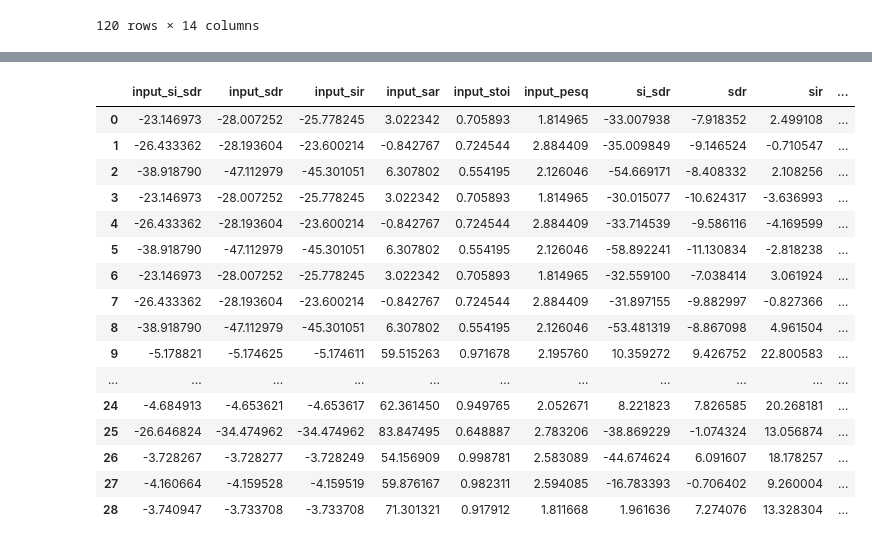
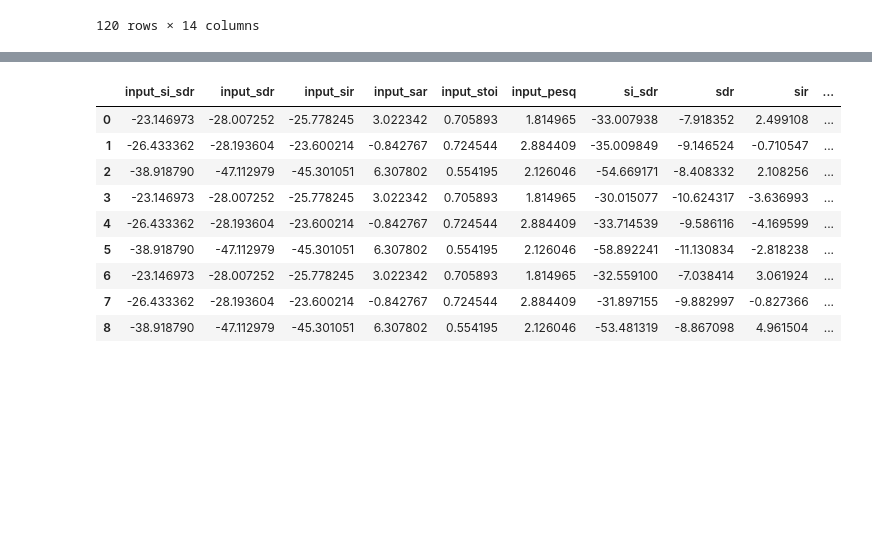
Before and after one commit to mp-smc23/demucs-v2-ps-ts, a Jupyter notebook: plot_training.ipynb, the cells around one changed output, grey strips where cells are left out. Drawn from its saved outputs; the diff is of its cells as text; code cells hidden in the pictures; blank space fills up the shorter version.

```diff
--- a/plot_training.ipynb
+++ b/plot_training.ipynb
@@ -100,35 +103,30 @@ for df in dfs_train:
 # %%
 dfs_valid = []
 # for each json file in logs folder
 files = sorted(glob.glob('evals/**/results/metrics.csv'))
 for filename in files:
     df = pd.read_csv(filename)
     param_str = filename.split('/')[-3]
     parameters = parse_name(param_str)
     df = add_model_params(df, parameters)
     dfs_valid.append(df)
 
 dfs_valid[0]
 
 # concat all dataframes
 dfs_valid = pd.concat(dfs_valid, ignore_index=True)
 dfs_valid_A = dfs_valid[dfs_valid['loss'] == 'SISDR']
 dfs_valid_B = dfs_valid[dfs_valid['loss'] == 'PITSISDR']
+
+dfs_valid_A
 # %% [output]
 |  | input_si_sdr | input_sdr | input_sir | input_sar | input_stoi | input_pesq | si_sdr | sdr | sir | ... |
 | 0 | -23.146973 | -28.007252 | -25.778245 | 3.022342 | 0.705893 | 1.814965 | -33.007938 | -7.918352 | 2.499108 | ... |
 | 1 | -26.433362 | -28.193604 | -23.600214 | -0.842767 | 0.724544 | 2.884409 | -35.009849 | -9.146524 | -0.710547 | ... |
 | 2 | -38.918790 | -47.112979 | -45.301051 | 6.307802 | 0.554195 | 2.126046 | -54.669171 | -8.408332 | 2.108256 | ... |
 | 3 | -23.146973 | -28.007252 | -25.778245 | 3.022342 | 0.705893 | 1.814965 | -30.015077 | -10.624317 | -3.636993 | ... |
 | 4 | -26.433362 | -28.193604 | -23.600214 | -0.842767 | 0.724544 | 2.884409 | -33.714539 | -9.586116 | -4.169599 | ... |
 | 5 | -38.918790 | -47.112979 | -45.301051 | 6.307802 | 0.554195 | 2.126046 | -58.892241 | -11.130834 | -2.818238 | ... |
 | 6 | -23.146973 | -28.007252 | -25.778245 | 3.022342 | 0.705893 | 1.814965 | -32.559100 | -7.038414 | 3.061924 | ... |
 | 7 | -26.433362 | -28.193604 | -23.600214 | -0.842767 | 0.724544 | 2.884409 | -31.897155 | -9.882997 | -0.827366 | ... |
 | 8 | -38.918790 | -47.112979 | -45.301051 | 6.307802 | 0.554195 | 2.126046 | -53.481319 | -8.867098 | 4.961504 | ... |
-| 9 | -5.178821 | -5.174625 | -5.174611 | 59.515263 | 0.971678 | 2.195760 | 10.359272 | 9.426752 | 22.800583 | ... |
-| ... | ... | ... | ... | ... | ... | ... | ... | ... | ... | ... |
-| 24 | -4.684913 | -4.653621 | -4.653617 | 62.361450 | 0.949765 | 2.052671 | 8.221823 | 7.826585 | 20.268181 | ... |
-| 25 | -26.646824 | -34.474962 | -34.474962 | 83.847495 | 0.648887 | 2.783206 | -38.869229 | -1.074324 | 13.056874 | ... |
-| 26 | -3.728267 | -3.728277 | -3.728249 | 54.156909 | 0.998781 | 2.583089 | -44.674624 | 6.091607 | 18.178257 | ... |
-| 27 | -4.160664 | -4.159528 | -4.159519 | 59.876167 | 0.982311 | 2.594085 | -16.783393 | -0.706402 | 9.260004 | ... |
-| 28 | -3.740947 | -3.733708 | -3.733708 | 71.301321 | 0.917912 | 1.811668 | 1.961636 | 7.274076 | 13.328304 | ... |
```
Also changed, not shown: parts of 3 cells of this notebook, 3 other files.
